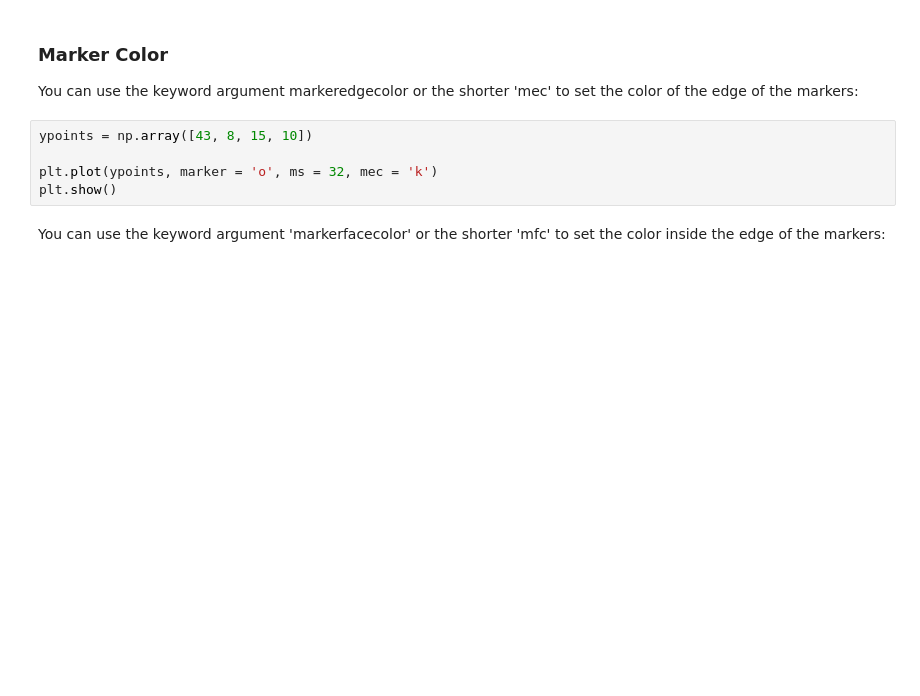
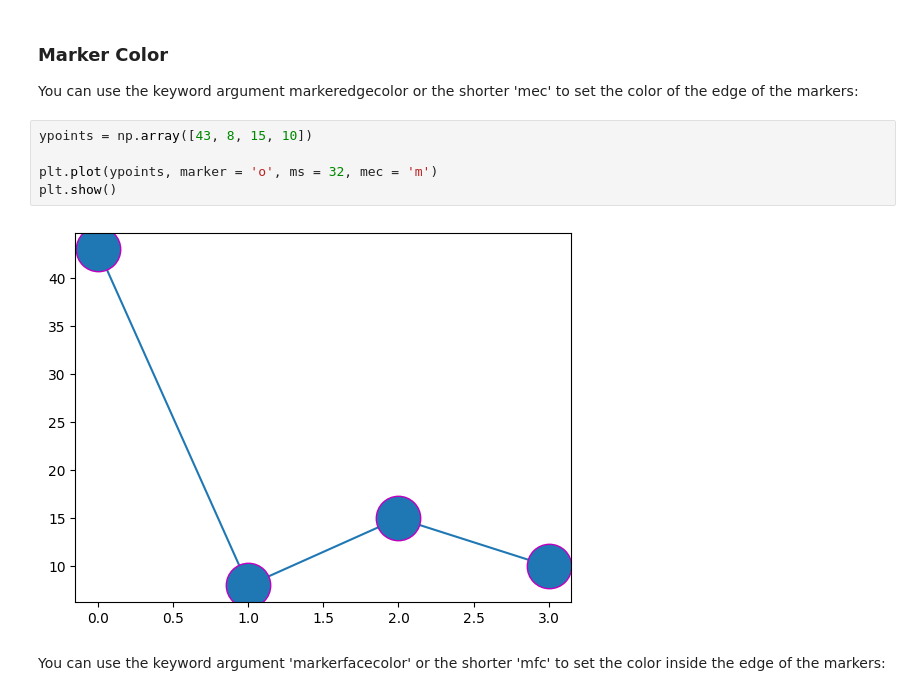
Before and after one commit to MithunKumarRajak/Machine-Learning, a Jupyter notebook: Matplotlib/markers.ipynb, the cells around one changed output. Drawn from its saved outputs; the diff is of its cells as text; blank space fills up the shorter version.

```diff
--- a/Matplotlib/markers.ipynb
+++ b/Matplotlib/markers.ipynb
@@ -119,8 +127,10 @@ You can use the keyword argument markeredgecolor or the shorter 'mec' to set the
 # %%
 ypoints = np.array([43, 8, 15, 10])
 
-plt.plot(ypoints, marker = 'o', ms = 32, mec = 'k')
+plt.plot(ypoints, marker = 'o', ms = 32, mec = 'm')
 plt.show()
+# %% [output]
+[figure, added]
 # %% [markdown]
 You can use the keyword argument 'markerfacecolor' or the shorter 'mfc' to set the color inside the edge of the markers:
 # %%
```
Also changed, not shown: parts of 6 cells of this notebook, 2 other files.
